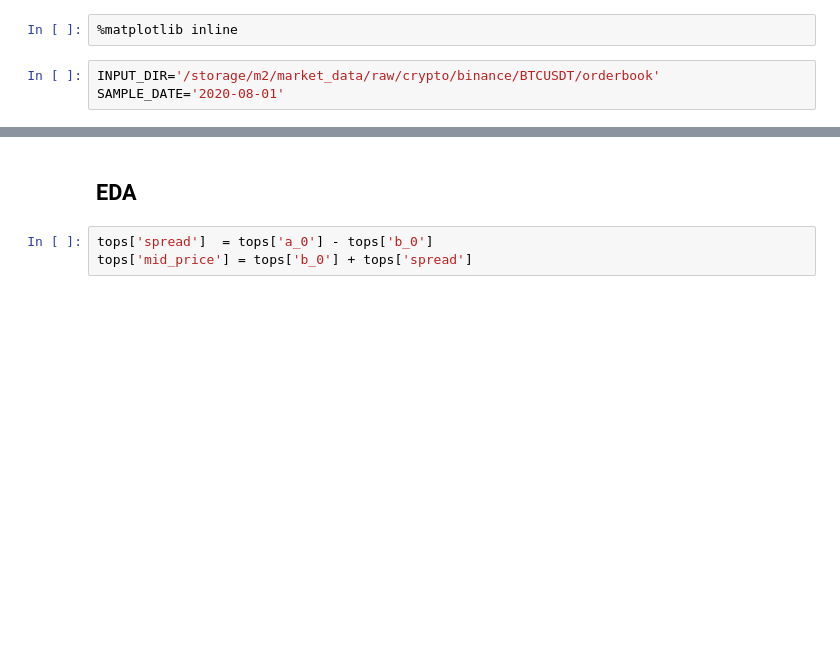
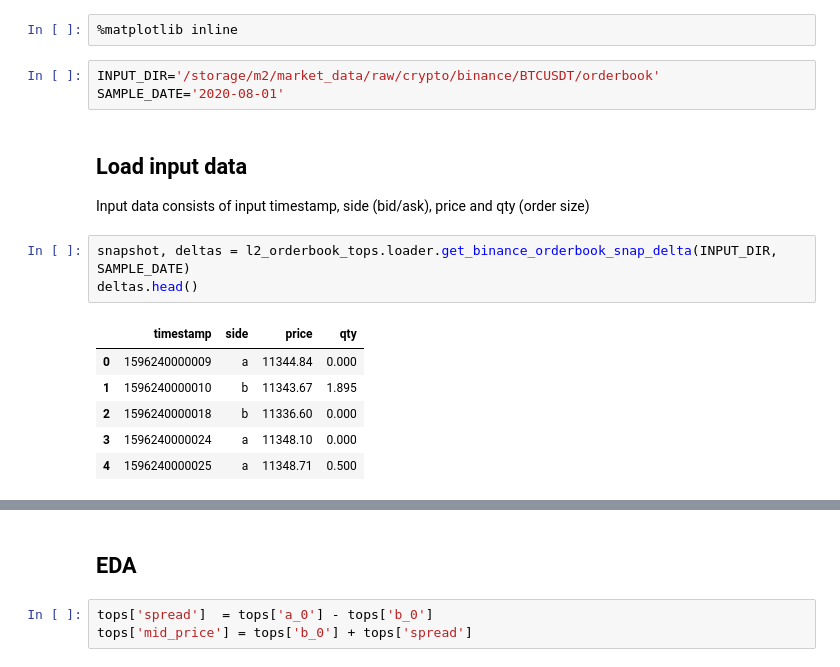
Before and after one commit to Tiergarten/l2-orderbook-tops, a Jupyter notebook: docs/example_usage.ipynb, the cells around one changed output, grey strips where cells are left out. Saved outputs shown, nothing was run; the diff lists cells and outputs as text; blank space fills up the shorter version.

```diff
--- a/docs/example_usage.ipynb
+++ b/docs/example_usage.ipynb
@@ -26,3 +26,16 @@ pd.set_option('display.max_columns', None)
 # %%
 INPUT_DIR='/storage/m2/market_data/raw/crypto/binance/BTCUSDT/orderbook'
 SAMPLE_DATE='2020-08-01'
+# %% [markdown]
+## Load input data
+Input data consists of input timestamp, side (bid/ask), price and qty (order size)
+# %%
+snapshot, deltas = l2_orderbook_tops.loader.get_binance_orderbook_snap_delta(INPUT_DIR, SAMPLE_DATE)
+deltas.head()
+# %% [output]
+|  | timestamp | side | price | qty |
+| 0 | 1596240000009 | a | 11344.84 | 0.000 |
+| 1 | 1596240000010 | b | 11343.67 | 1.895 |
+| 2 | 1596240000018 | b | 11336.60 | 0.000 |
+| 3 | 1596240000024 | a | 11348.10 | 0.000 |
+| 4 | 1596240000025 | a | 11348.71 | 0.500 |
```
Also changed, not shown: parts of 9 cells of this notebook, 12 other files.
